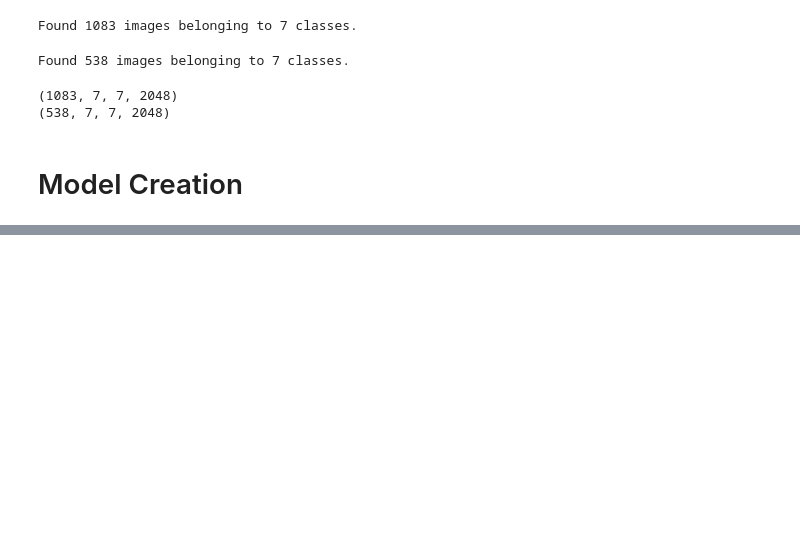
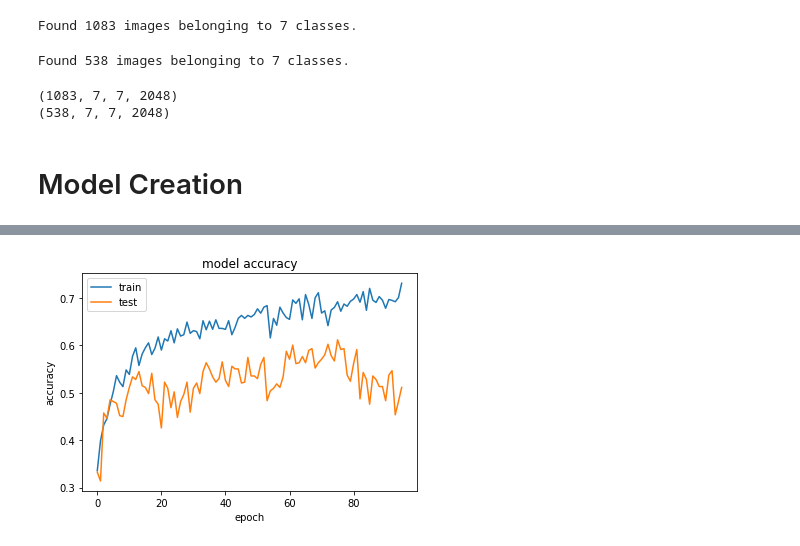
Before and after one commit to rudloffl/TFRoofType, a Jupyter notebook: notebooks_L/B1 - baseline resnet50.ipynb, the cells around one changed output, grey strips where cells are left out. Cells and saved outputs as stored; diff of their text form; code cells hidden in the pictures; blank space fills up the shorter version.

Commit message:
data augmentation model

```diff
--- a/notebooks_L/B1 - baseline resnet50.ipynb
+++ b/notebooks_L/B1 - baseline resnet50.ipynb
@@ -116,0 +195,7 @@ KeyboardInterrupt:
+# %%
+da_model=ResNet50(include_top=False,
+                  weights='imagenet',
+                 input_shape = (224, 224, 3),
+                 )
+
+#da_model.summary()
@@ -116,0 +224,4 @@ KeyboardInterrupt:
+# %%
+# creating the final model
+model_final = Model(inputs = da_model.input, outputs = predictions)
+#model_final.summary()
@@ -116,0 +248,22 @@ KeyboardInterrupt:
+# %%
+# Early stop
+from keras import optimizers
+from keras.callbacks import ModelCheckpoint, LearningRateScheduler, TensorBoard, EarlyStopping
+early = EarlyStopping(monitor='val_acc', min_delta=0, patience=20, verbose=1, mode='auto')
+
+# compile the model
+model_final.compile(loss = 'categorical_crossentropy',
+                     optimizer = 'adam', #optimizers.SGD(lr=0.001),
+                     metrics=["acc"])
+# %%
+# Train the model
+
+history = model_final.fit_generator(
+        train_generator,
+        epochs = 100,
+        steps_per_epoch=len(train_generator.filenames) // batch_size,
+        validation_steps=len(validation_generator.filenames) // batch_size,
+        #workers=4,
+        validation_data = validation_generator,
+        callbacks = [early]
+         )
@@ -116,0 +288,14 @@ KeyboardInterrupt:
+# %%
+import matplotlib.pyplot as plt
+import numpy
+
+# summarize history for accuracy
+plt.plot(history.history['acc'])
+plt.plot(history.history['val_acc'])
+plt.title('model accuracy')
+plt.ylabel('accuracy')
+plt.xlabel('epoch')
+plt.legend(['train', 'test'], loc='upper left')
+plt.show()
+# %% [output]
+[figure, added]
```
Also changed, not shown: parts of 10 cells of this notebook.
